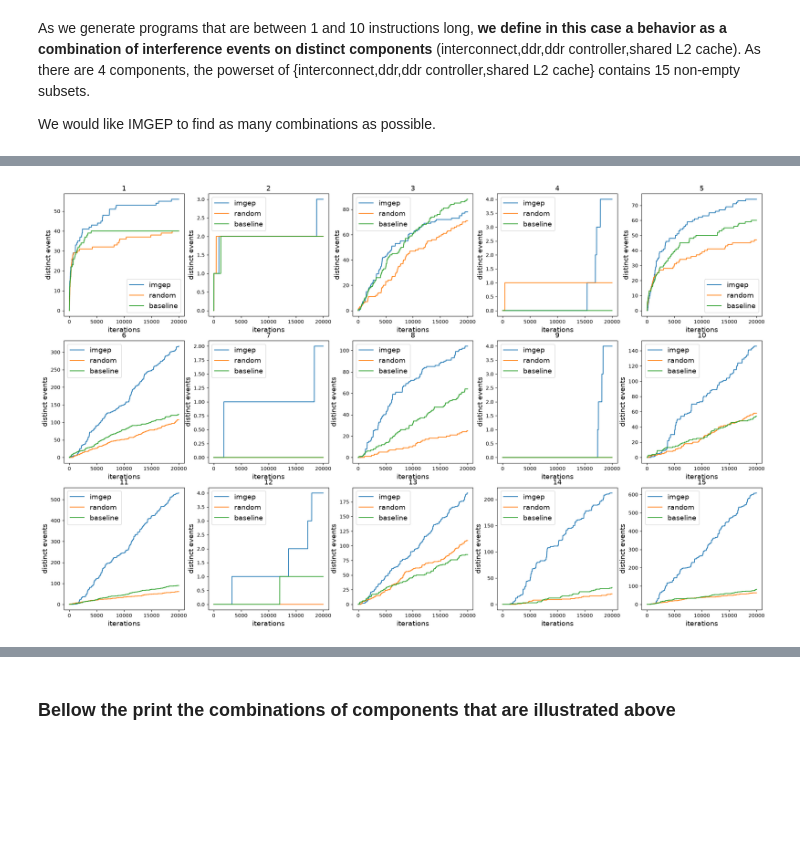
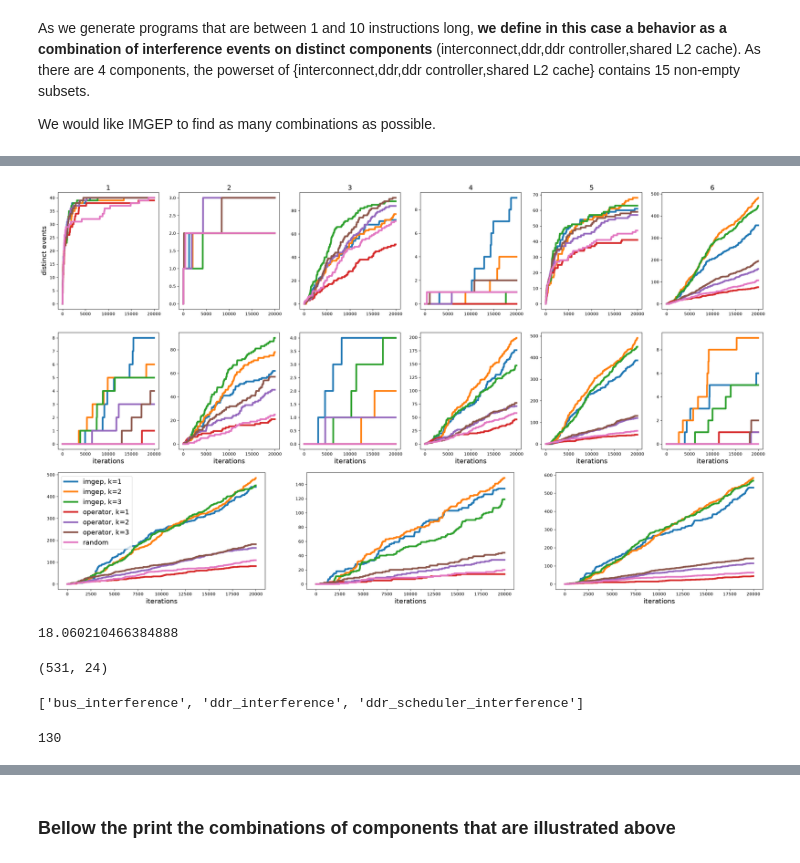
Before and after one commit to Ludoviccccc/Aixia_nouvelle_approche, a Jupyter notebook: analysis_imgep_if.ipynb, the cells around one changed output, grey strips where cells are left out. Drawn from its saved outputs; the diff is of its cells as text; code cells hidden in the pictures; blank space fills up the shorter version.

```diff
--- a/analysis_imgep_if.ipynb
+++ b/analysis_imgep_if.ipynb
@@ -276,18 +299,19 @@ Nb_events_baseline = pd.DataFrame(Nb_events_baseline)
 # %%
 behavior_counts = {}
-for j,subset in enumerate(power_set):
-    behavior_counts[j] = (Nb_events_imgep[j][19999],Nb_events_random[j][19999],Nb_events_baseline[j][19999])
-del behavior_counts[0]
-fig, ax = plt.subplots(layout='constrained',figsize=(11,8))
+for j in range(0,15):
+    behavior_counts[f'a_{j+1}'] = [nb_events_content[j][19999] for nb_events_content in nb_events_contents]
+fig, ax = plt.subplots(layout='constrained',figsize=(16,5))
 
-res = ax.grouped_bar(behavior_counts, tick_labels=['imgep','random','baseline'], group_spacing=7)
+res = ax.grouped_bar(behavior_counts,tick_labels=names,group_spacing=5)
 for container in res.bar_containers:
-    ax.bar_label(container, padding=1)
+    ax.bar_label(container, padding=1,fontsize=9)
 
 # Add some text for labels, title, etc.
 ax.set_ylabel('number of interference')
-ax.set_title('Number of distinct interference events for each behavior')
-ax.legend(loc='upper right', ncols=1)
-plt.savefig('stats_behaviors.pdf',bbox_inches='tight')
+ax.tick_params(axis='both', labelsize=10)
+ax.set_title('Number of distinct interference events for each combination')
+ax.legend(loc='upper right', ncols=1,fontsize=8)
+plt.savefig('illustrations/stats_behaviors.pdf',bbox_inches='tight')
+plt.savefig('illustrations/stats_behaviors.png',bbox_inches='tight')
 plt.show()
 # %% [output]
@@ -295,15 +319,42 @@ plt.show()
 # %%
-fig,axs = plt.subplots(3,5,figsize=(25,15))
+plt.figure(figsize=(30,17))
+axes = []
 for j in range(0,len(power_set[1:])):
-    axs[j//5,j%5].plot(range(0,N),Nb_events_imgep[j+1],label='imgep')
-    axs[j//5,j%5].plot(range(0,N),Nb_events_random[j+1],label='random')
-    axs[j//5,j%5].plot(range(0,N),Nb_events_baseline[j+1],label='baseline')
-    axs[j//5,j%5].legend(fontsize=14)
-    axs[j//5,j%5].set_title(j+1,fontsize=14)
-    axs[j//5,j%5].set_xlabel('iterations',fontsize=14)
-    axs[j//5,j%5].set_ylabel('distinct events',fontsize=14)
-#plt.suptitle('Number of distinct events',fontsize=18)
-plt.savefig('stats_behaviors_evolution.pdf',bbox_inches='tight')
+    if j+1<=12:
+
+        if len(axes)>0:
+            sharex = axes[0]
+            axes.append(plt.subplot(3,6,j+1,sharex=sharex))
+        else:
+            axes.append(plt.subplot(3,6,j+1))
+    else:
+        axes.append(plt.subplot(3,3,j+1-12+6))
+
+    for i,nb_events_content in enumerate(nb_events_contents):
+        axes[-1].plot(range(0,N),nb_events_content[j],label=names[i],linewidth=4.0)
+    if j==12:
+        axes[-1].legend(fontsize=16)
+    if 1<=j+1<=6:
+        axes[-1].set_title(j+1,fontsize=16)
+    if j>=6:
+        axes[-1].set_xlabel('iterations',fontsize=16)
+axes[0].set_ylabel('distinct events',fontsize=16)
+plt.savefig('illustrations/stats_behaviors_evolution.pdf',bbox_inches='tight')
+plt.savefig('illustrations/stats_behaviors_evolution.png',bbox_inches='tight')
 plt.show()
 # %% [output]
-[figure, old version]
+[figure, new version]
+# %%
+start = time.time()
+vector_events_contents = [[select_idx_evolution(subset,list_types,content)[4] for j,subset in enumerate(power_set) if j>0] for content in contents]
+print(time.time()-start)
+# %% [output]
+18.060210466384888
+# %%
+np.array(vector_events_contents[0][14]).shape
+# %% [output]
+(531, 24)
+# %%
+print(power_set[14])
+# %% [output]
+['bus_interference', 'ddr_interference', 'ddr_scheduler_interference']
@@ -309,0 +371,4 @@ plt.show()
+# %%
+np.unique(vecs[0],axis=1).shape[-1]
+# %% [output]
+130
```
Also changed, not shown: parts of 14 cells of this notebook.
